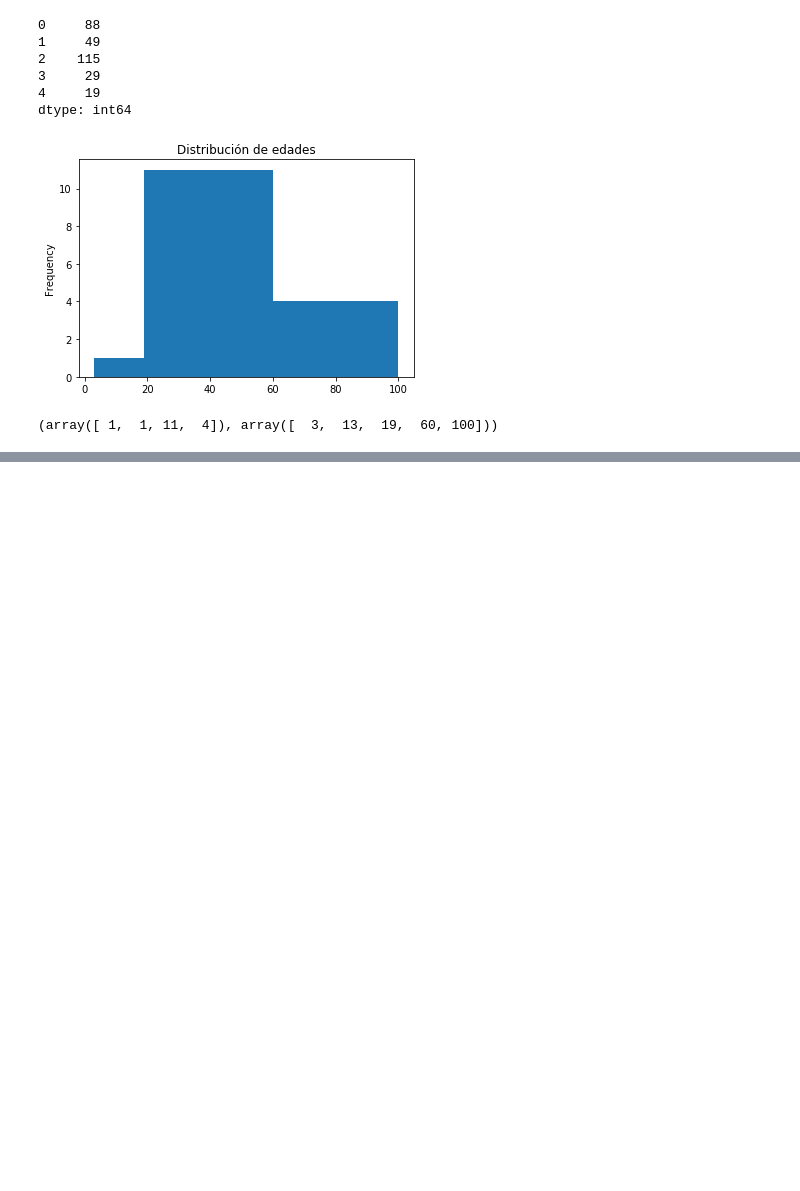
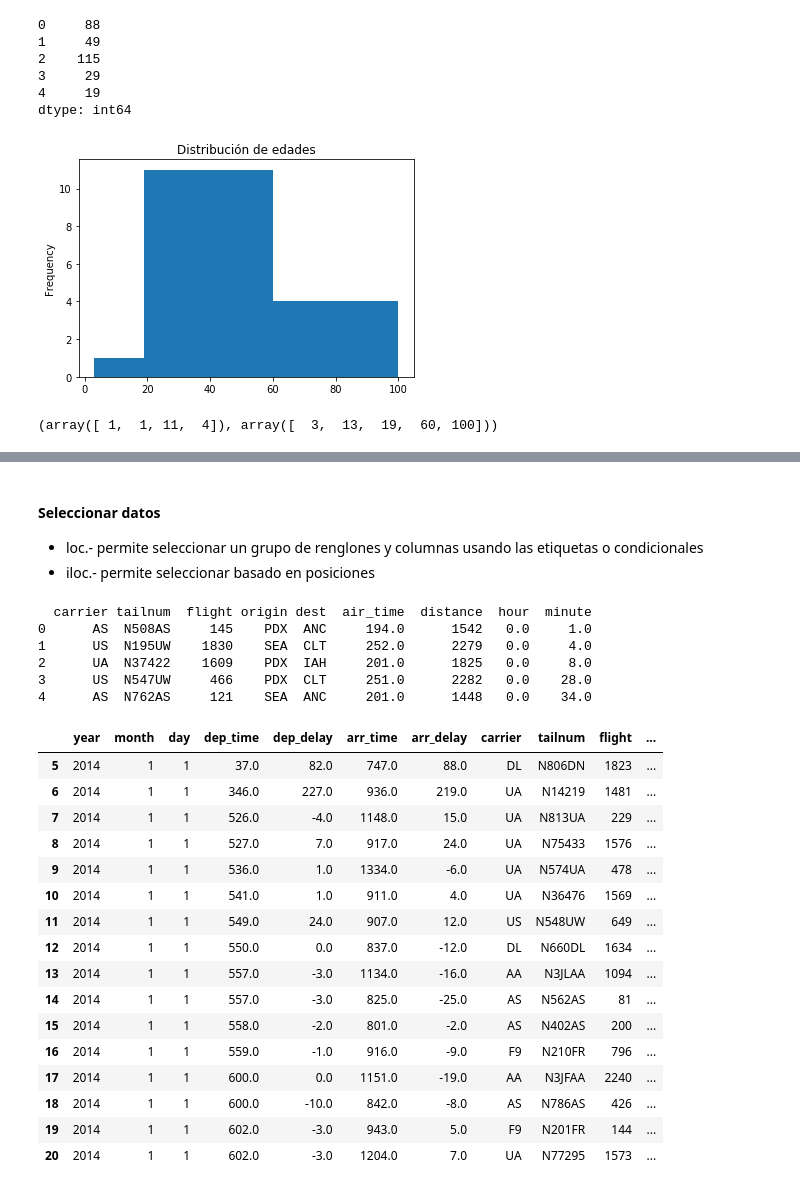
Before and after one commit to lmartinev/Programacion-Orientada-a-Objetos, a Jupyter notebook: Librería_Pandas.ipynb, the cells around one changed output, grey strips where cells are left out. Cells and saved outputs as stored; diff of their text form; code cells hidden in the pictures; blank space fills up the shorter version.

```diff
--- a/Librería_Pandas.ipynb
+++ b/Librería_Pandas.ipynb
@@ -293,0 +329,4 @@ frec
+# %%
+#Crear un DataFrame a partir de otro archivo
+df=pd.read_csv("flights.csv")
+df.head(10)
@@ -293,0 +372,38 @@ frec
+# %% [markdown]
+#### Seleccionar datos
+
+-  loc.- permite seleccionar un grupo de renglones y columnas usando las etiquetas o condicionales
+-  iloc.- permite seleccionar basado en posiciones
+# %%
+#Todos los renglones de las columnas de carrier al final
+nueva=df.loc[:,'carrier':]
+print(nueva.head(5))
+# %% [output]
+  carrier tailnum  flight origin dest  air_time  distance  hour  minute
+0      AS  N508AS     145    PDX  ANC     194.0      1542   0.0     1.0
+1      US  N195UW    1830    SEA  CLT     252.0      2279   0.0     4.0
+2      UA  N37422    1609    PDX  IAH     201.0      1825   0.0     8.0
+3      US  N547UW     466    PDX  CLT     251.0      2282   0.0    28.0
+4      AS  N762AS     121    SEA  ANC     201.0      1448   0.0    34.0
+# %%
+#Selecciona solo unos renglones con todas las columnas
+nueva=df.loc[5:20]
+nueva
+# %% [output]
+|  | year | month | day | dep_time | dep_delay | arr_time | arr_delay | carrier | tailnum | flight | ... |
+| 5 | 2014 | 1 | 1 | 37.0 | 82.0 | 747.0 | 88.0 | DL | N806DN | 1823 | ... |
+| 6 | 2014 | 1 | 1 | 346.0 | 227.0 | 936.0 | 219.0 | UA | N14219 | 1481 | ... |
+| 7 | 2014 | 1 | 1 | 526.0 | -4.0 | 1148.0 | 15.0 | UA | N813UA | 229 | ... |
+| 8 | 2014 | 1 | 1 | 527.0 | 7.0 | 917.0 | 24.0 | UA | N75433 | 1576 | ... |
+| 9 | 2014 | 1 | 1 | 536.0 | 1.0 | 1334.0 | -6.0 | UA | N574UA | 478 | ... |
+| 10 | 2014 | 1 | 1 | 541.0 | 1.0 | 911.0 | 4.0 | UA | N36476 | 1569 | ... |
+| 11 | 2014 | 1 | 1 | 549.0 | 24.0 | 907.0 | 12.0 | US | N548UW | 649 | ... |
+| 12 | 2014 | 1 | 1 | 550.0 | 0.0 | 837.0 | -12.0 | DL | N660DL | 1634 | ... |
+| 13 | 2014 | 1 | 1 | 557.0 | -3.0 | 1134.0 | -16.0 | AA | N3JLAA | 1094 | ... |
+| 14 | 2014 | 1 | 1 | 557.0 | -3.0 | 825.0 | -25.0 | AS | N562AS | 81 | ... |
+| 15 | 2014 | 1 | 1 | 558.0 | -2.0 | 801.0 | -2.0 | AS | N402AS | 200 | ... |
+| 16 | 2014 | 1 | 1 | 559.0 | -1.0 | 916.0 | -9.0 | F9 | N210FR | 796 | ... |
+| 17 | 2014 | 1 | 1 | 600.0 | 0.0 | 1151.0 | -19.0 | AA | N3JFAA | 2240 | ... |
+| 18 | 2014 | 1 | 1 | 600.0 | -10.0 | 842.0 | -8.0 | AS | N786AS | 426 | ... |
+| 19 | 2014 | 1 | 1 | 602.0 | -3.0 | 943.0 | 5.0 | F9 | N201FR | 144 | ... |
+| 20 | 2014 | 1 | 1 | 602.0 | -3.0 | 1204.0 | 7.0 | UA | N77295 | 1573 | ... |
```
Also changed, not shown: parts of 42 cells of this notebook.
